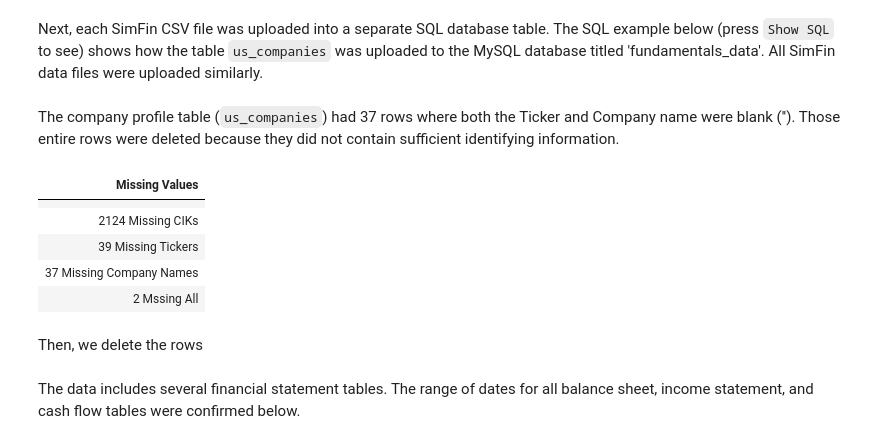
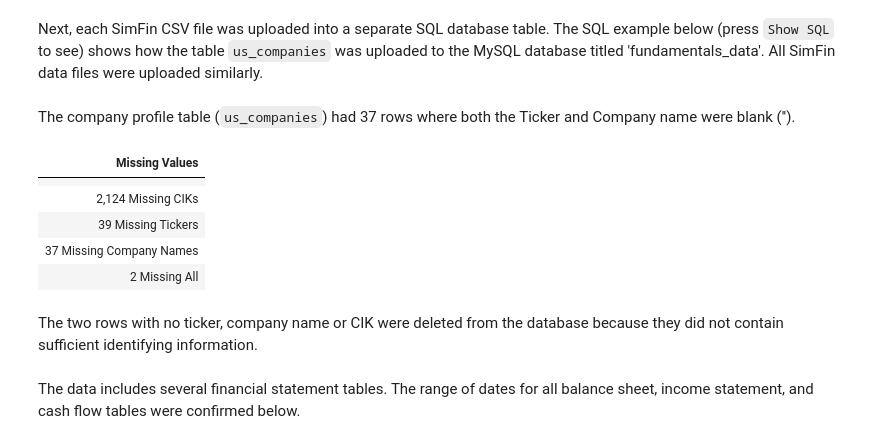
Before and after one commit to aaron-san/fundamentals-db-simfin-mysql, a Jupyter notebook: index.ipynb, the cells around one changed output. Saved outputs shown, nothing was run; the diff lists cells and outputs as text; code cells hidden in the pictures.

```diff
--- a/index.ipynb
+++ b/index.ipynb
@@ -248,7 +248,7 @@ OPTIONALLY ENCLOSED BY '"'
 LINES TERMINATED BY '\n'
 IGNORE 1 LINES; -- skip header row
 # %% [markdown]
-The company profile table (`us_companies`) had 37 rows where both the Ticker and Company name were blank (''). Those entire rows were deleted because they did not contain sufficient identifying information.
+The company profile table (`us_companies`) had 37 rows where both the Ticker and Company name were blank ('').
 # %%
 SELECT * FROM us_companies;
 
@@ -324,13 +324,13 @@ conn = mysql.connector.connect(
 query = """
 SELECT "" AS "Missing Values"
 UNION
-SELECT CONCAT(COUNT(*), " Missing CIKs")
+SELECT CONCAT(FORMAT(COUNT(*), ","), " Missing CIKs")
 FROM us_companies
 WHERE
     CIK = ''
     OR CIK IS NULL
 UNION
-SELECT CONCAT("    ", COUNT(*), " Missing Tickers")
+SELECT CONCAT("    ", FORMAT(COUNT(*), ","), " Missing Tickers")
 FROM us_companies
 WHERE
     Ticker = ''
@@ -339,40 +339,40 @@ UNION
 SELECT CONCAT(
         "    ", COUNT(*), " Missing Company Names"
     )
 FROM us_companies
 WHERE
     CompanyName = ''
     OR CompanyName IS NULL
 UNION
-SELECT CONCAT("    ", COUNT(*), " Mssing All")
+SELECT CONCAT("    ", COUNT(*), " Missing All")
 FROM us_companies
 WHERE (
         CompanyName = ''
         OR CompanyName IS NULL
     )
     AND (
         Ticker = ''
         OR Ticker IS NULL
     )
     AND (
         CIK = ''
         OR CIK IS NULL
     );
 """
 
 cursor = conn.cursor()
 cursor.execute(query)
 df = pd.DataFrame(cursor.fetchall(), columns=[desc[0] for desc in cursor.description])
 HTML(df.to_html(index=False))
 # %% [output]
 | Missing Values |
 |  |
-| 2124 Missing CIKs |
+| 2,124 Missing CIKs |
 | 39 Missing Tickers |
 | 37 Missing Company Names |
-| 2 Mssing All |
+| 2 Missing All |
 # %% [markdown]
-Then, we delete the rows
+The two rows with no ticker, company name or CIK were deleted from the database because they did not contain sufficient identifying information.
 # %%
 
 DELETE FROM us_companies
```
Also changed, not shown: parts of 1 cell of this notebook, 1 other file.
